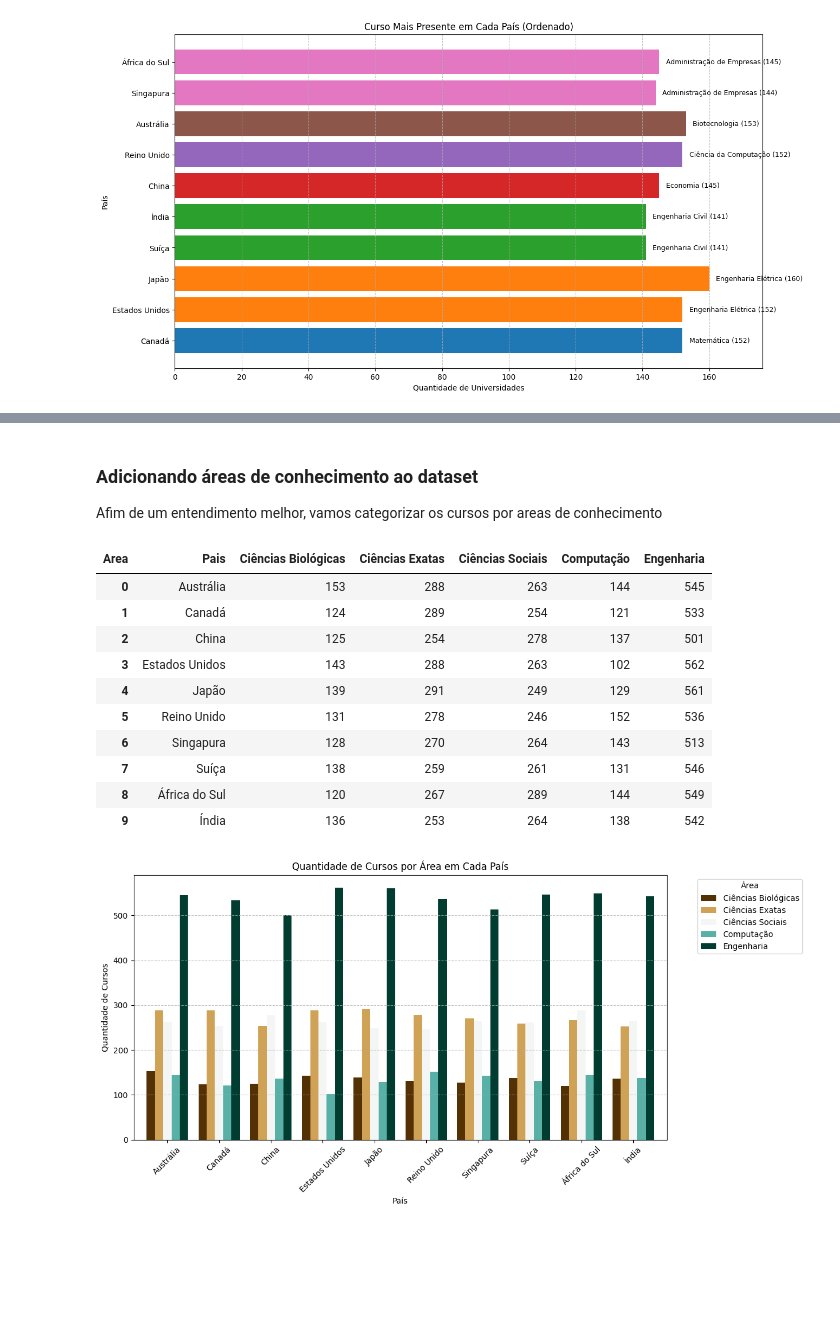
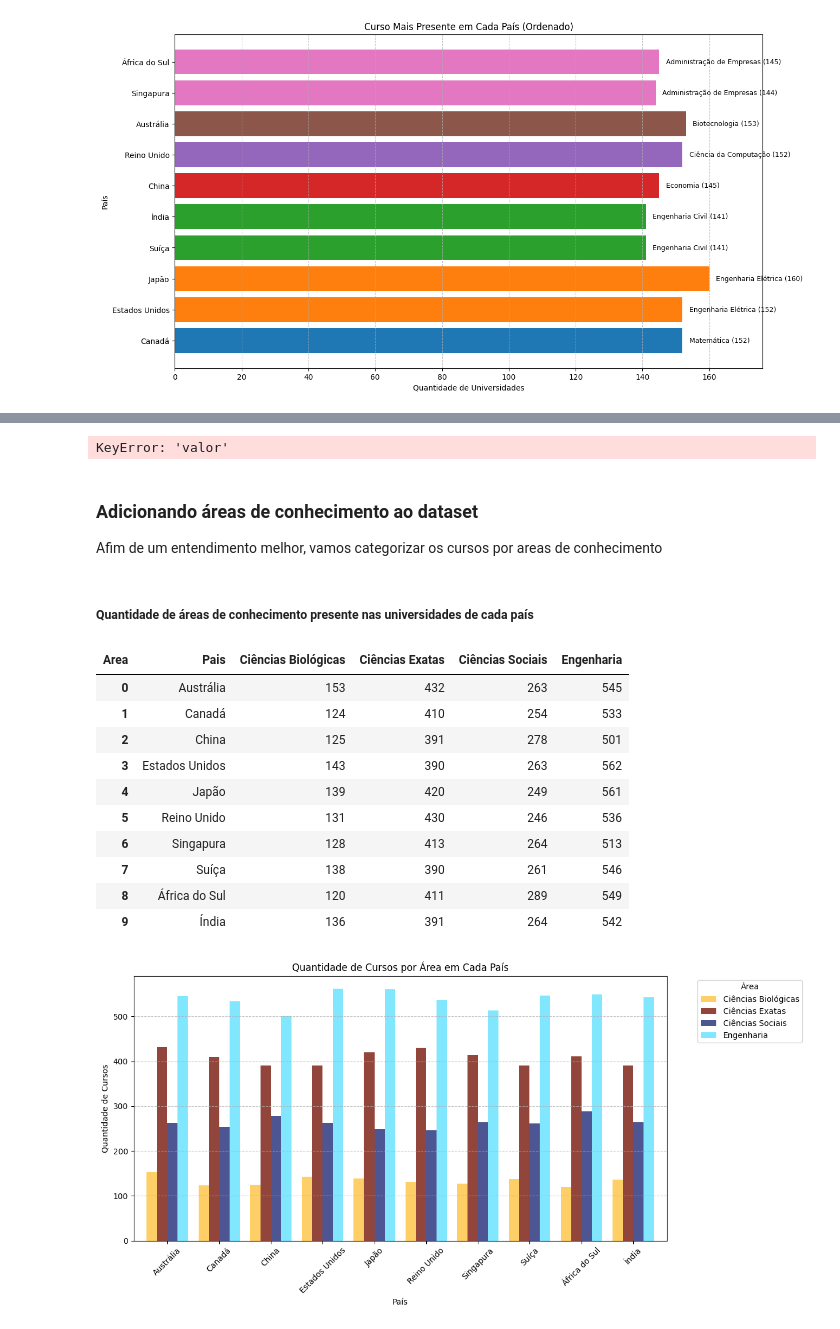
Before and after one commit to BruninSouza/Analise-Faculdades-Globais, a Jupyter notebook: analise.ipynb, the cells around one changed output, grey strips where cells are left out. Drawn from its saved outputs; the diff is of its cells as text; code cells hidden in the pictures; blank space fills up the shorter version.

```diff
--- a/analise.ipynb
+++ b/analise.ipynb
@@ -466,3 +493,9 @@ plt.show()
+# %%
+aval_media_cursos_pais['Curso Mais Presente'] = aval_media_cursos_pais.iloc[:, 1:].idxmax(axis=1)
+aval_media_cursos_pais['Valor'] = aval_media_cursos_pais.iloc[:, 1:-1].max(axis=1)
+aval_media_cursos_pais[['Pais', 'Curso Mais Presente', 'Valor']]
+# %% [output]
+KeyError: 'valor'
 # %% [markdown]
 ### Adicionando áreas de conhecimento ao dataset
 Afim de um entendimento melhor, vamos categorizar os cursos por areas de conhecimento
@@ -472,11 +505,12 @@ dataset = dataset.copy()
 dataset.loc[:, 'Area'] = dataset['Curso'].apply(lambda x:
     'Engenharia' if x in ['Engenharia Química', 'Engenharia Elétrica',
                            'Engenharia Civil', 'Engenharia Mecânica'] else
-    'Ciências Exatas' if x in ['Física', 'Matemática'] else
-    'Computação' if x in ['Ciência da Computação'] else
+    'Ciências Exatas' if x in ['Física', 'Matemática', 'Ciência da Computação'] else
     'Ciências Sociais' if x in ['Economia', 'Administração de Empresas'] else
     'Ciências Biológicas' if x in ['Biotecnologia'] else
     'Outras')
+# %% [markdown]
+##### Quantidade de áreas de conhecimento presente nas universidades de cada país
 # %%
 qtd_area_conhec_pais = (
     dataset.pivot_table(index='Pais', columns='Area', values='Curso', aggfunc='count', fill_value=0)
@@ -485,28 +519,28 @@ qtd_area_conhec_pais = (
 
 qtd_area_conhec_pais
 # %% [output]
-| Area | Pais | Ciências Biológicas | Ciências Exatas | Ciências Sociais | Computação | Engenharia |
-| 0 | Austrália | 153 | 288 | 263 | 144 | 545 |
-| 1 | Canadá | 124 | 289 | 254 | 121 | 533 |
-| 2 | China | 125 | 254 | 278 | 137 | 501 |
-| 3 | Estados Unidos | 143 | 288 | 263 | 102 | 562 |
-| 4 | Japão | 139 | 291 | 249 | 129 | 561 |
-| 5 | Reino Unido | 131 | 278 | 246 | 152 | 536 |
-| 6 | Singapura | 128 | 270 | 264 | 143 | 513 |
-| 7 | Suíça | 138 | 259 | 261 | 131 | 546 |
-| 8 | África do Sul | 120 | 267 | 289 | 144 | 549 |
-| 9 | Índia | 136 | 253 | 264 | 138 | 542 |
+| Area | Pais | Ciências Biológicas | Ciências Exatas | Ciências Sociais | Engenharia |
+| 0 | Austrália | 153 | 432 | 263 | 545 |
+| 1 | Canadá | 124 | 410 | 254 | 533 |
+| 2 | China | 125 | 391 | 278 | 501 |
+| 3 | Estados Unidos | 143 | 390 | 263 | 562 |
+| 4 | Japão | 139 | 420 | 249 | 561 |
+| 5 | Reino Unido | 131 | 430 | 246 | 536 |
+| 6 | Singapura | 128 | 413 | 264 | 513 |
+| 7 | Suíça | 138 | 390 | 261 | 546 |
+| 8 | África do Sul | 120 | 411 | 289 | 549 |
+| 9 | Índia | 136 | 391 | 264 | 542 |
 # %%
-qtd_area_conhec_pais.set_index('Pais').plot(kind='bar', figsize=(12, 6), colormap='BrBG', width=0.8)
+qtd_area_conhec_pais.set_index('Pais').plot(kind='bar', figsize=(12, 6), colormap='managua', width=0.8)
 
 plt.xlabel('País')
 plt.ylabel('Quantidade de Cursos')
 plt.title('Quantidade de Cursos por Área em Cada País')
 plt.xticks(rotation=45)
 plt.grid(axis='y', linestyle='--', alpha=0.7)
 
 plt.legend(title='Área', bbox_to_anchor=(1.05, 1), loc='upper left')
 
 plt.show()
 # %% [output]
-[figure, old version]
+[figure, new version]
```
Also changed, not shown: parts of 9 cells of this notebook.
